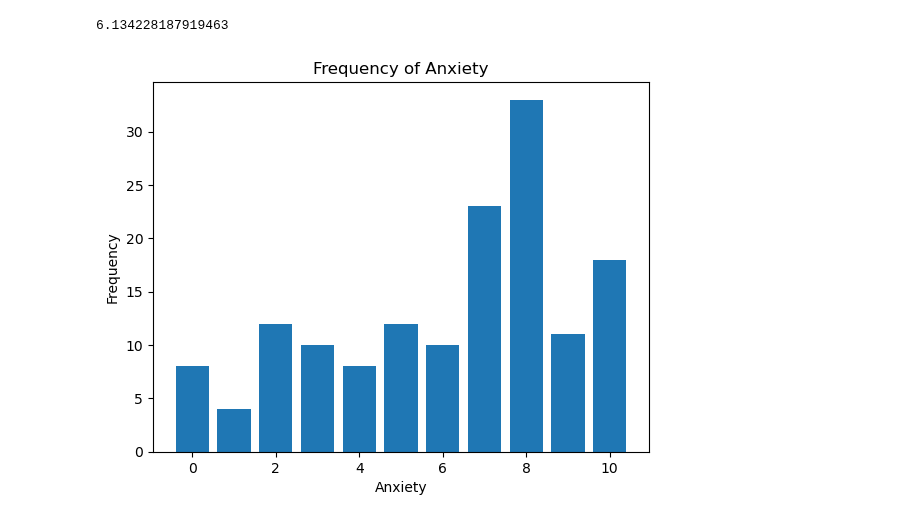
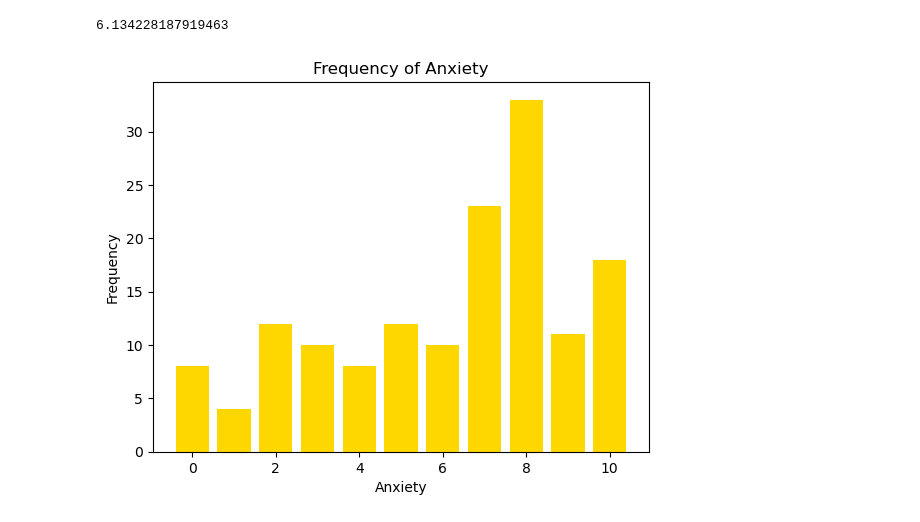
Before and after one commit to jdanielle12/project1, a Jupyter notebook: music_and_mental_health.ipynb, the cells around one changed output. Cells and saved outputs as stored; diff of their text form; code cells hidden in the pictures.

```diff
--- a/music_and_mental_health.ipynb
+++ b/music_and_mental_health.ipynb
@@ -137,12 +181,12 @@ print(average_anxiety)
 # %%
 # View graphs on the distribution of the sample data
 # Anxiety
 anxiety_dist = df_rock['Anxiety']
 freq_anx_counts = anxiety_dist.value_counts()
-plt.bar(freq_anx_counts.index, freq_anx_counts.values)
+plt.bar(freq_anx_counts.index, freq_anx_counts.values, color="gold")
 plt.xlabel('Anxiety')
 plt.ylabel('Frequency')
 plt.title('Frequency of Anxiety')
 plt.show()
 # %% [output]
-[figure, old version]
+[figure, new version]
```
Also changed, not shown: parts of 10 cells of this notebook.
